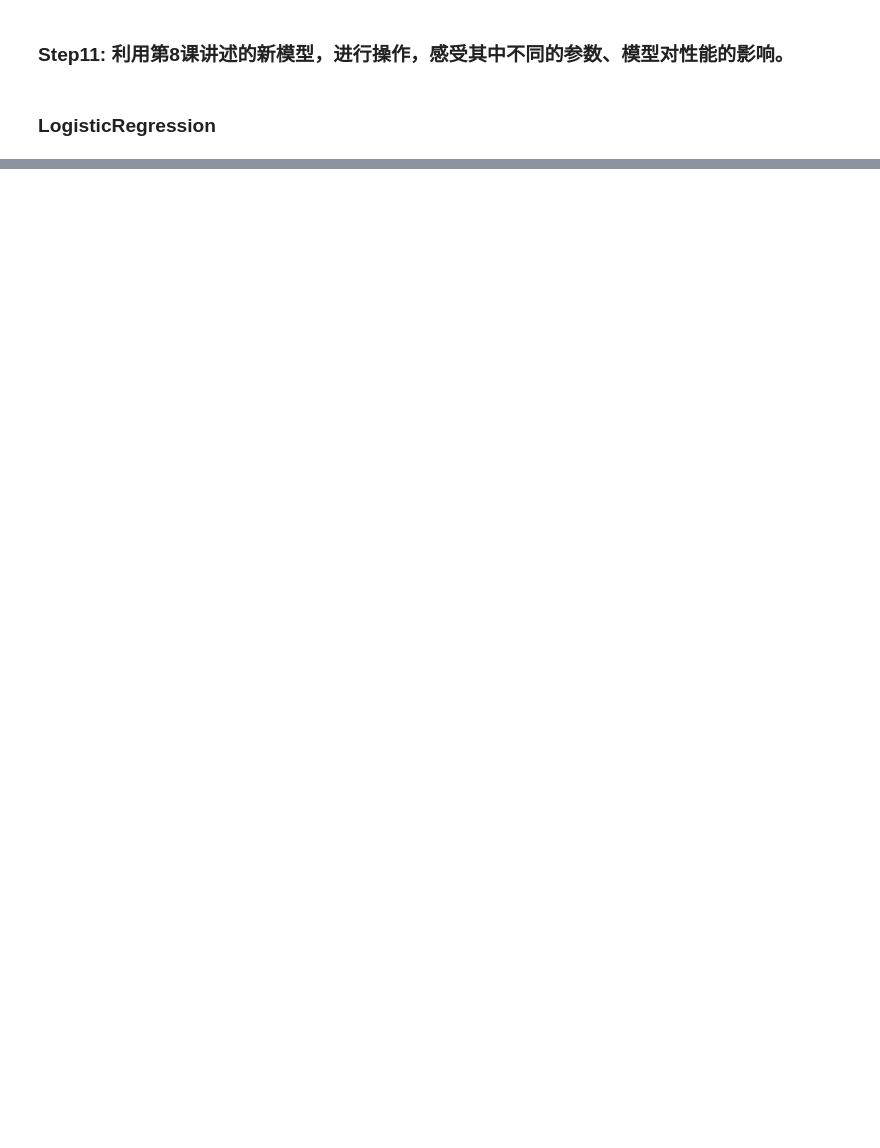
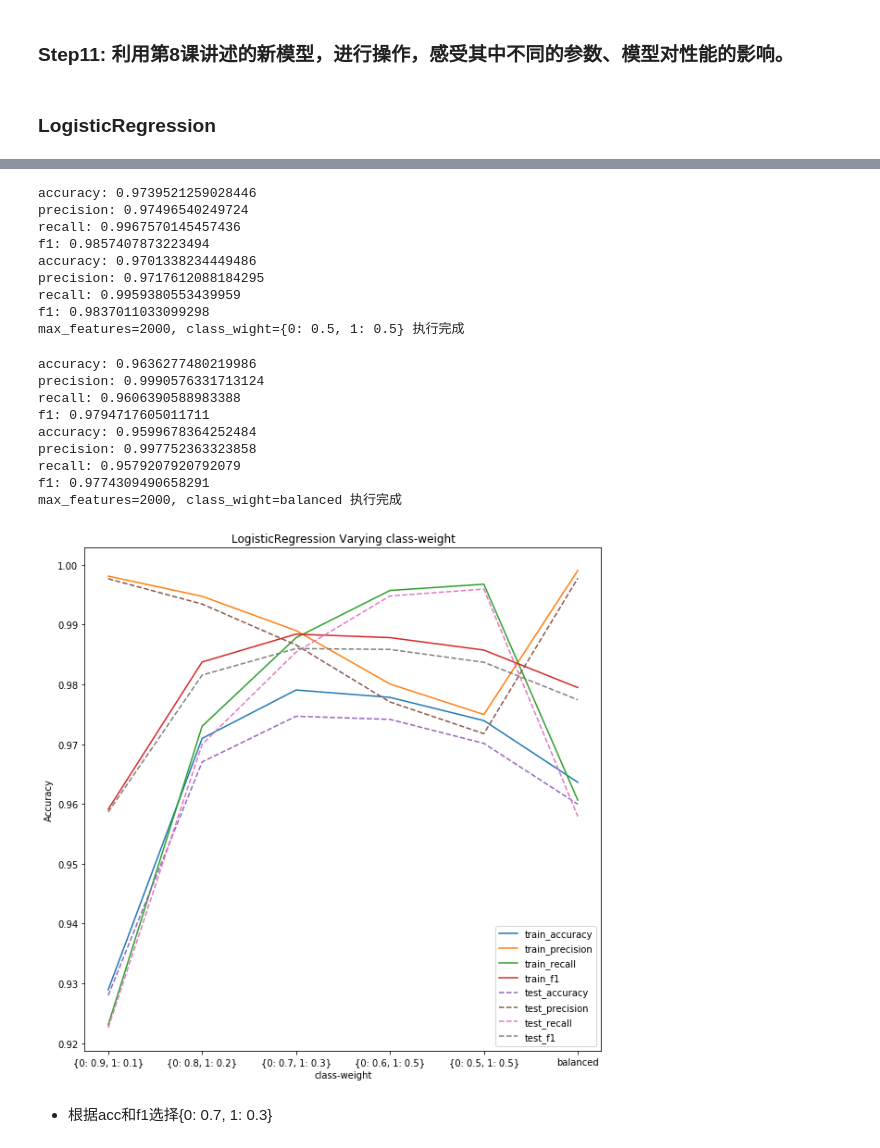
Before and after one commit to BinZhang109/NLP_Assignments, a Jupyter notebook: Lesson-07/assignment-07 First Step of using machine learning and models..ipynb, the cells around one changed output, grey strips where cells are left out. Cells and saved outputs as stored; diff of their text form; code cells hidden in the pictures; blank space fills up the shorter version.

```diff
--- a/Lesson-07/assignment-07 First Step of using machine learning and models..ipynb
+++ b/Lesson-07/assignment-07 First Step of using machine learning and models..ipynb
@@ -825,0 +973,58 @@ X = vectorizer.fit_transform(corpus)
+# %%
+# 去掉max_features,节约时间
+def get_score_from_varying_parameters(class_weight):
+    clf = LogisticRegression(n_jobs=-1, class_weight=class_weight)
+    clf.fit(X_tr_arr, y_tr_arr)
+
+    y_tr_pred = clf.predict(X_tr_arr)
+    train_accuracy, train_precision, train_recall, train_f1 = get_F1(y_tr_pred, y_tr_arr)
+    y_ts_pred = clf.predict(X_ts_arr)
+    test_accuracy, test_precision, test_recall, test_f1 = get_F1(y_ts_pred, y_ts_arr)
+
+    print('max_features=2000, class_wight=%s 执行完成' % (str(class_weight)))
+
+    return train_accuracy, train_precision, train_recall, train_f1, test_accuracy, test_precision, test_recall, test_f1
+# %%
+score_list = []
+class_weights = [{0: 0.9, 1: 0.1}, {0: 0.8, 1: 0.2}, {0: 0.7, 1: 0.3}, {0: 0.6, 1: 0.5}, {0:0.5, 1: 0.5}, 'balanced']
+for i, class_weight in enumerate(class_weights):
+    score_list.append(get_score_from_varying_parameters(class_weight=class_weight))
+    class_weights[i] = str(class_weight)
+
+train_accuracy = np.empty(len(score_list))
+train_precision = np.empty(len(score_list))
+train_recall = np.empty(len(score_list))
+train_f1 = np.empty(len(score_list))
+
+test_accuracy = np.empty(len(score_list))
+test_precision = np.empty(len(score_list))
+test_recall = np.empty(len(score_list))
+test_f1 = np.empty(len(score_list))
+
+for i,k in enumerate(score_list):
+    train_accuracy[i] = k[0]
+    train_precision[i] = k[1]
+    train_recall[i] = k[2]
+    train_f1[i] = k[3]
+
+    test_accuracy[i] = k[4]
+    test_precision[i] = k[5]
+    test_recall[i] = k[6]
+    test_f1[i] = k[7]
+
+
+plt.figure(figsize=(10,10))
+plt.title('LogisticRegression Varying class-weight')
+plt.plot(class_weights, train_accuracy, label='train_accuracy')
+plt.plot(class_weights, train_precision, label='train_precision')
+plt.plot(class_weights, train_recall, label='train_recall')
+plt.plot(class_weights, train_f1, label='train_f1')
+plt.plot(class_weights, test_accuracy, '--', label='test_accuracy')
+plt.plot(class_weights, test_precision, '--', label='test_precision')
+plt.plot(class_weights, test_recall, '--', label='test_recall')
+plt.plot(class_weights, test_f1, '--', label='test_f1')
+plt.legend()
+plt.xlabel('class-weight')
+plt.ylabel('Accuracy')
+plt.show()
+# %% [output]
@@ -825,0 +1067,21 @@ X = vectorizer.fit_transform(corpus)
+accuracy: 0.9739521259028446
+precision: 0.97496540249724
+recall: 0.9967570145457436
+f1: 0.9857407873223494
+accuracy: 0.9701338234449486
+precision: 0.9717612088184295
+recall: 0.9959380553439959
+f1: 0.9837011033099298
+max_features=2000, class_wight={0: 0.5, 1: 0.5} 执行完成
+accuracy: 0.9636277480219986
+precision: 0.9990576331713124
+recall: 0.9606390588983388
+f1: 0.9794717605011711
+accuracy: 0.9599678364252484
+precision: 0.997752363323858
+recall: 0.9579207920792079
+f1: 0.9774309490658291
+max_features=2000, class_wight=balanced 执行完成
+[figure, added]
+# %% [markdown]
+- 根据acc和f1选择{0: 0.7, 1: 0.3}
```
Also changed, not shown: parts of 42 cells of this notebook.
